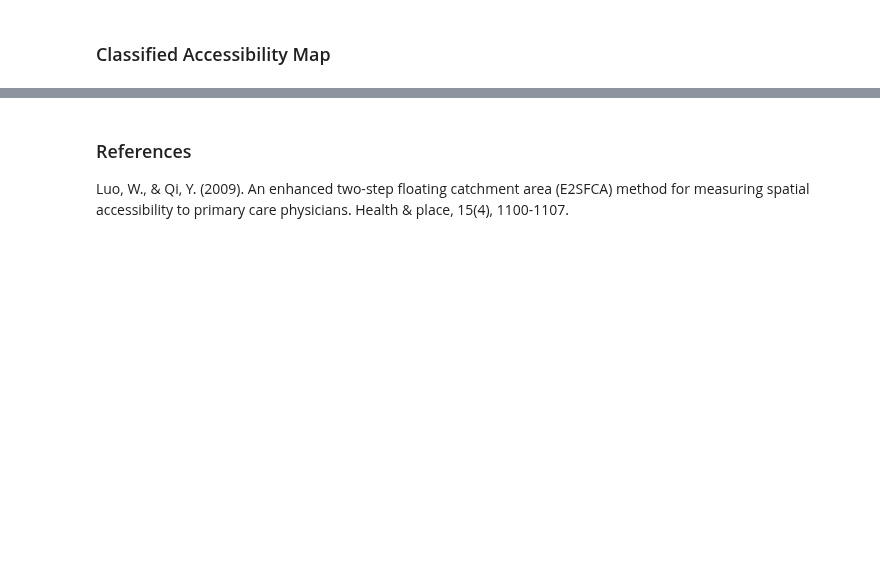
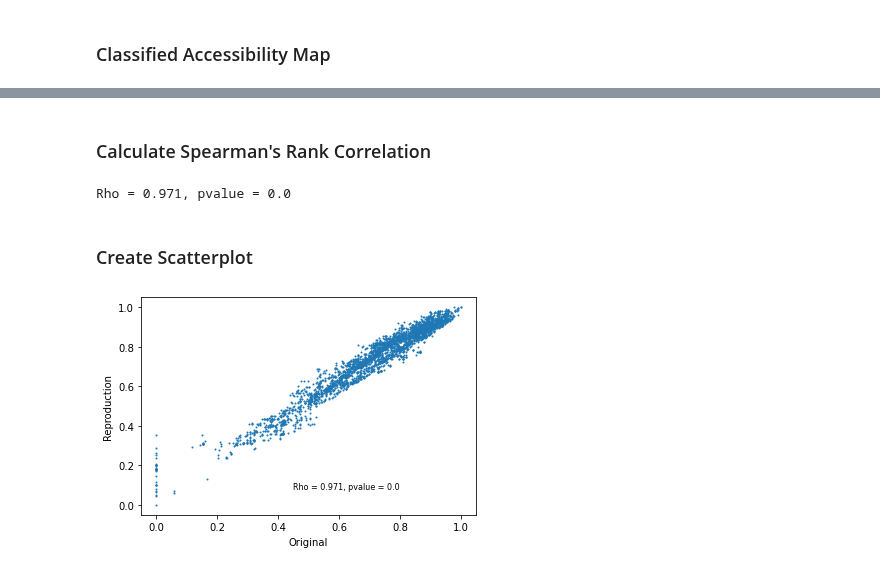
Before and after one commit to whprocter/RPr-Kang-2020, a Jupyter notebook: procedure/code/02-COVID-19Acc-Original.ipynb, the cells around one changed output, grey strips where cells are left out. Cells and saved outputs as stored; diff of their text form; code cells hidden in the pictures; blank space fills up the shorter version.

```diff
--- a/procedure/code/02-COVID-19Acc-Original.ipynb
+++ b/procedure/code/02-COVID-19Acc-Original.ipynb
@@ -638,4 +805,27 @@ plt.savefig("./results/figures/reproduction/rho_correlation_comparison.png")
-# %% [markdown]
-### References
-
-Luo, W., & Qi, Y. (2009). An enhanced two-step floating catchment area (E2SFCA) method for measuring spatial accessibility to primary care physicians. Health & place, 15(4), 1100-1107.
+# %% [markdown]
+### Calculate Spearman's Rank Correlation
+# %%
+# set original_resource variable to the name of original results column matching the modeling choice
+if resource_dropdown.value == "icu_beds":
+    original_resource = "hospital_i"
+else:
+    original_resource = "hospital_v"
+
+# calculate spearman's rho
+rho = stats.spearmanr(result_compare[[original_resource, resource_dropdown.value]])
+
+# format text output
+rho_result = "Rho = " + str(round(rho.correlation,3)) + ", pvalue = " + str(rho.pvalue)
+print(rho_result)
+# %% [output]
+Rho = 0.971, pvalue = 0.0
+# %% [markdown]
+### Create Scatterplot
+# %%
+plt.scatter(result_compare[[original_resource]], result_compare[[resource_dropdown.value]], s=1)
+plt.xlabel("Original", labelpad=5)
+plt.ylabel("Reproduction", labelpad=5)
+plt.text(.45, .08, rho_result, fontsize=8)
+plt.savefig("./results/figures/reproduction/compare_{}.png".format(resource_dropdown.value))
+# %% [output]
+[figure, added]
```
Also changed, not shown: parts of 68 cells of this notebook, 1 other file.
